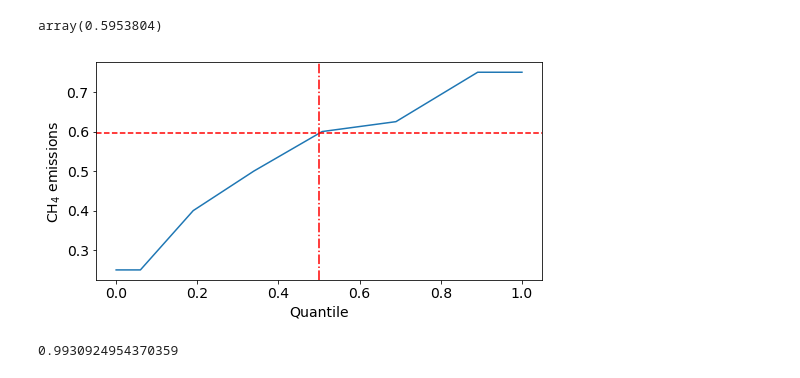
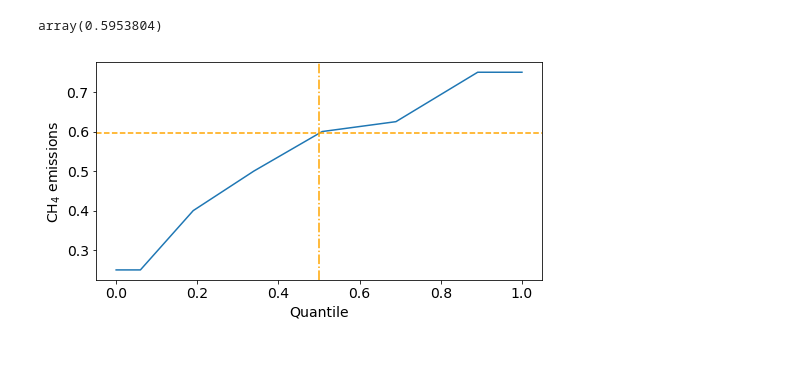
Before and after one commit to GranthamImperial/silicone_examples, a Jupyter notebook: notebooks/ExampleDataForQRWFigures.ipynb, the cells around one changed output. Cells and saved outputs as stored; diff of their text form; code cells hidden in the pictures.

```diff
--- a/notebooks/ExampleDataForQRWFigures.ipynb
+++ b/notebooks/ExampleDataForQRWFigures.ipynb
@@ -135,20 +135,16 @@ array(0.5953804)
 # %%
 y_xtend = np.append(ys[0], np.append(ys, ys[-1]))
 cumsum_w_xtend = np.append(0, np.append(np.cumsum(weights) - 0.5 * weights, 1))
 fig = plt.figure(figsize=(8, 4))
 ax = fig.add_subplot(111)
 plt.plot(cumsum_w_xtend, y_xtend)
 ax.set_xlabel("Quantile")
 ax.set_ylabel("CH$_4$ emissions")
-plt.axvline(x=0.5, ls="-.", c="r")
-plt.axhline(y=y_ans, ls="--", c="r")
+plt.axvline(x=0.5, ls="-.", c="orange")
+plt.axhline(y=y_ans, ls="--", c="orange")
 fig.savefig(
     join(savefig_folder, "CumulWeightCH4.pdf"),
     bbox_inches='tight'
 )
 # %% [output]
-[figure, old version]
+[figure, new version]
-# %%
-np.exp(np.log(0.5)/100)
-# %% [output]
-0.9930924954370359
```
Also changed, not shown: 1 other file.
